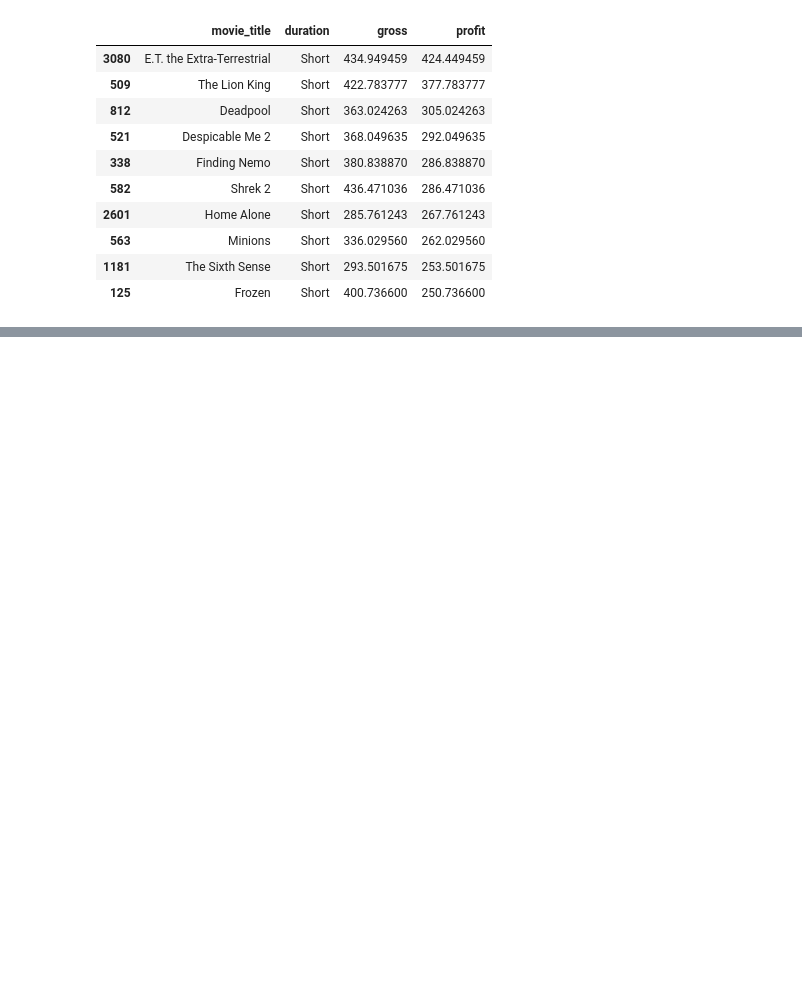
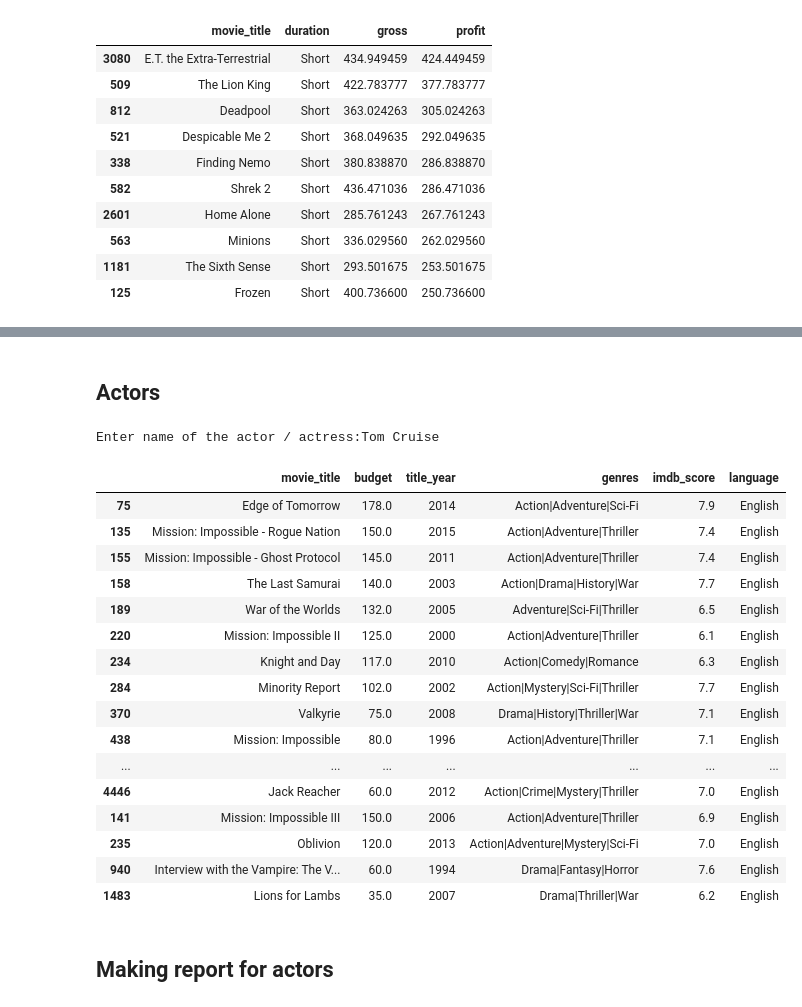
Before and after one commit to MSaaad/Data-science-practice, a Jupyter notebook: MovieRecommendation/IMDB Movie Data.ipynb, the cells around one changed output, grey strips where cells are left out. Saved outputs shown, nothing was run; the diff lists cells and outputs as text; code cells hidden in the pictures; blank space fills up the shorter version.

Commit message:
till actors

```diff
--- a/MovieRecommendation/IMDB Movie Data.ipynb
+++ b/MovieRecommendation/IMDB Movie Data.ipynb
@@ -418,0 +470,36 @@ sns.barplot(data['duration'],data['gross'])
+# %% [markdown]
+## Actors
+# %%
+def actors(x):
+    a = data[data['actor_1_name'] == x]
+    b = data[data['actor_2_name'] == x]
+    c = data[data['actor_3_name'] == x]
+    x = a.append(b)
+    y = x.append(c)
+
+    y = y[['movie_title','budget','title_year','genres','imdb_score','language']]
+
+    return y
+
+actors(input('Enter name of the actor / actress:'))
+# %% [output]
+Enter name of the actor / actress:Tom Cruise
+|  | movie_title | budget | title_year | genres | imdb_score | language |
+| 75 | Edge of Tomorrow | 178.0 | 2014 | Action|Adventure|Sci-Fi | 7.9 | English |
+| 135 | Mission: Impossible - Rogue Nation | 150.0 | 2015 | Action|Adventure|Thriller | 7.4 | English |
+| 155 | Mission: Impossible - Ghost Protocol | 145.0 | 2011 | Action|Adventure|Thriller | 7.4 | English |
+| 158 | The Last Samurai | 140.0 | 2003 | Action|Drama|History|War | 7.7 | English |
+| 189 | War of the Worlds | 132.0 | 2005 | Adventure|Sci-Fi|Thriller | 6.5 | English |
+| 220 | Mission: Impossible II | 125.0 | 2000 | Action|Adventure|Thriller | 6.1 | English |
+| 234 | Knight and Day | 117.0 | 2010 | Action|Comedy|Romance | 6.3 | English |
+| 284 | Minority Report | 102.0 | 2002 | Action|Mystery|Sci-Fi|Thriller | 7.7 | English |
+| 370 | Valkyrie | 75.0 | 2008 | Drama|History|Thriller|War | 7.1 | English |
+| 438 | Mission: Impossible | 80.0 | 1996 | Action|Adventure|Thriller | 7.1 | English |
+| ... | ... | ... | ... | ... | ... | ... |
+| 4446 | Jack Reacher | 60.0 | 2012 | Action|Crime|Mystery|Thriller | 7.0 | English |
+| 141 | Mission: Impossible III | 150.0 | 2006 | Action|Adventure|Thriller | 6.9 | English |
+| 235 | Oblivion | 120.0 | 2013 | Action|Adventure|Mystery|Sci-Fi | 7.0 | English |
+| 940 | Interview with the Vampire: The V... | 60.0 | 1994 | Drama|Fantasy|Horror | 7.6 | English |
+| 1483 | Lions for Lambs | 35.0 | 2007 | Drama|Thriller|War | 6.2 | English |
+# %% [markdown]
+## Making report for actors
```
Also changed, not shown: parts of 10 cells of this notebook.
